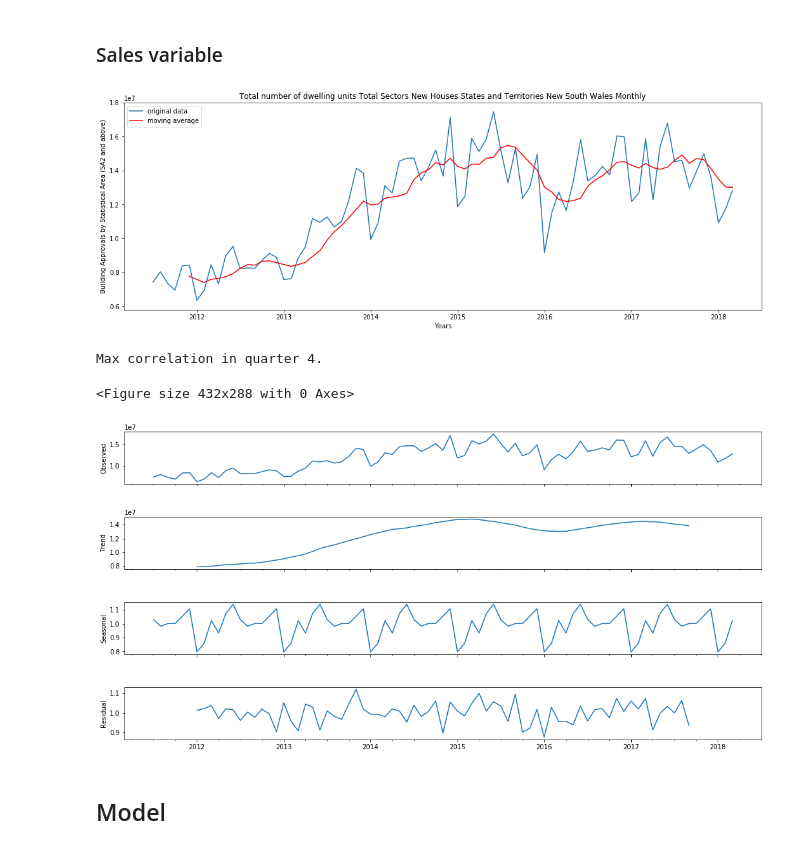
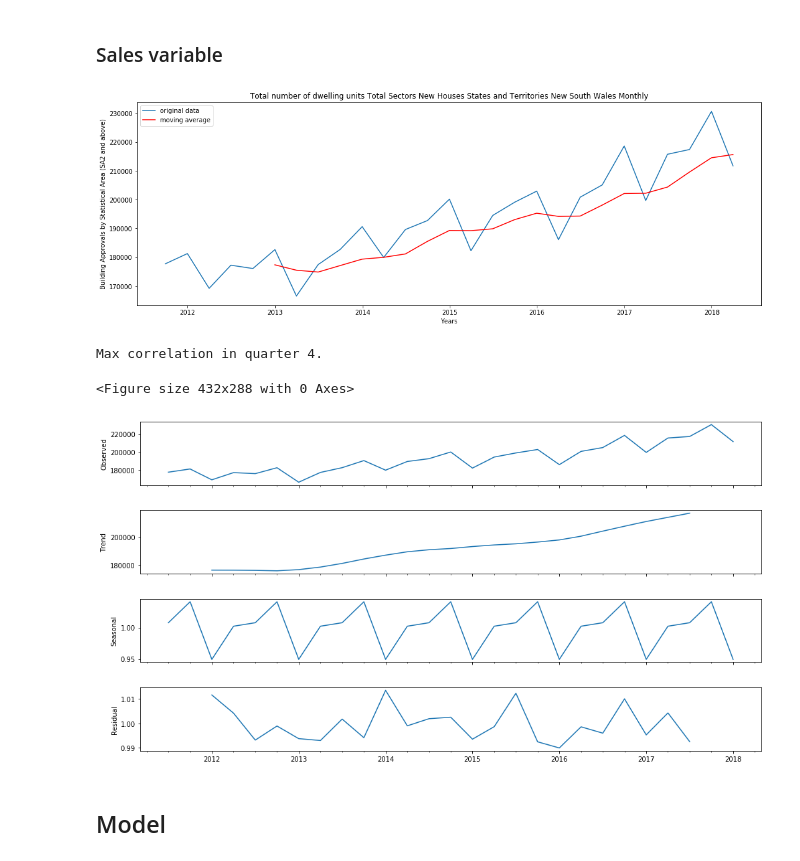
Before and after one commit to TheVacuumUniversity/Time-series-analysis, a Jupyter notebook: Building approvals in New South Wales (Australia) forecast - time series analysis.ipynb, the cells around one changed output. Drawn from its saved outputs; the diff is of its cells as text; code cells hidden in the pictures.

```diff
--- a/Building approvals in New South Wales (Australia) forecast - time series analysis.ipynb
+++ b/Building approvals in New South Wales (Australia) forecast - time series analysis.ipynb
@@ -834,19 +844,19 @@ Max correlation in quarter 4.
 # %% [markdown]
 ###  Sales variable
 # %%
-sales = final_df_quaterly.loc[:'2018-03-31','Sales ($ Million)']
-data_exploration(test,6)
+sales = final_df_quarter.loc[:'2018-03-31','Sales ($ Million)']
+data_exploration(sales,6)
 # looking for the most correlated lag of sales series
-correl = find_lags_correlation(final_df_quaterly['Approved houses'],sales)
+correl = find_lags_correlation(final_df_quarter['Approved houses'],sales)
 
 correlsalesmax = correl.index(max(correl)) + 1
 
 print('Max correlation in quarter ' +  str(correlsalesmax) + '.')
 # %% [output]
-[figure, old version]
+[figure, new version]
 Max correlation in quarter 4.
 <Figure size 432x288 with 0 Axes>
-[figure, old version]
+[figure, new version]
 # %% [markdown]
 ## Model
 # %% [markdown]
```
Also changed, not shown: parts of 20 cells of this notebook.
